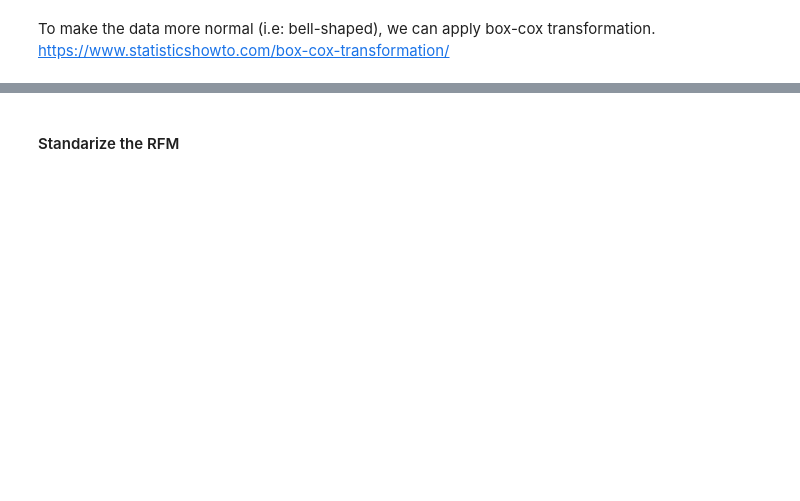
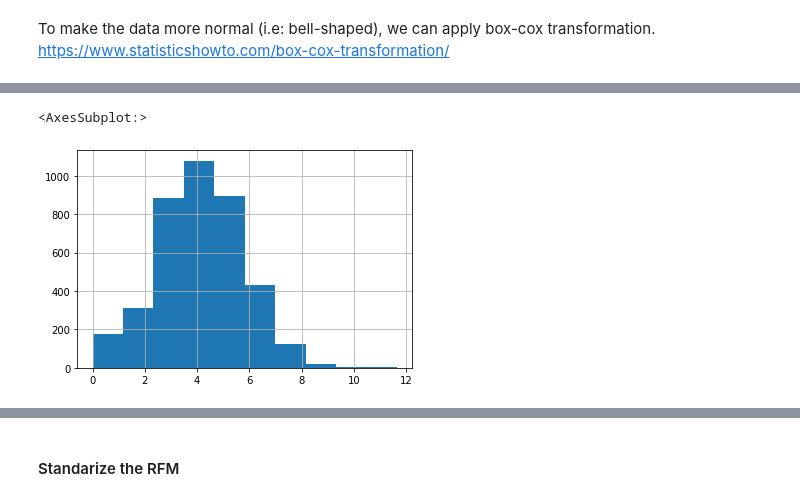
Before and after one commit to AbdullahMakhdoom/Customer_Segmentation, a Jupyter notebook: customer_segmentation.ipynb, the cells around one changed output, grey strips where cells are left out. Cells and saved outputs as stored; diff of their text form; code cells hidden in the pictures; blank space fills up the shorter version.

```diff
--- a/customer_segmentation.ipynb
+++ b/customer_segmentation.ipynb
@@ -199,0 +270,5 @@ NameError: name 'rfm_fix' is not defined
+# %%
+rfm_fix['Frequency'].hist()
+# %% [output]
+<AxesSubplot:>
+[figure, added]
```
Also changed, not shown: parts of 29 cells of this notebook.
